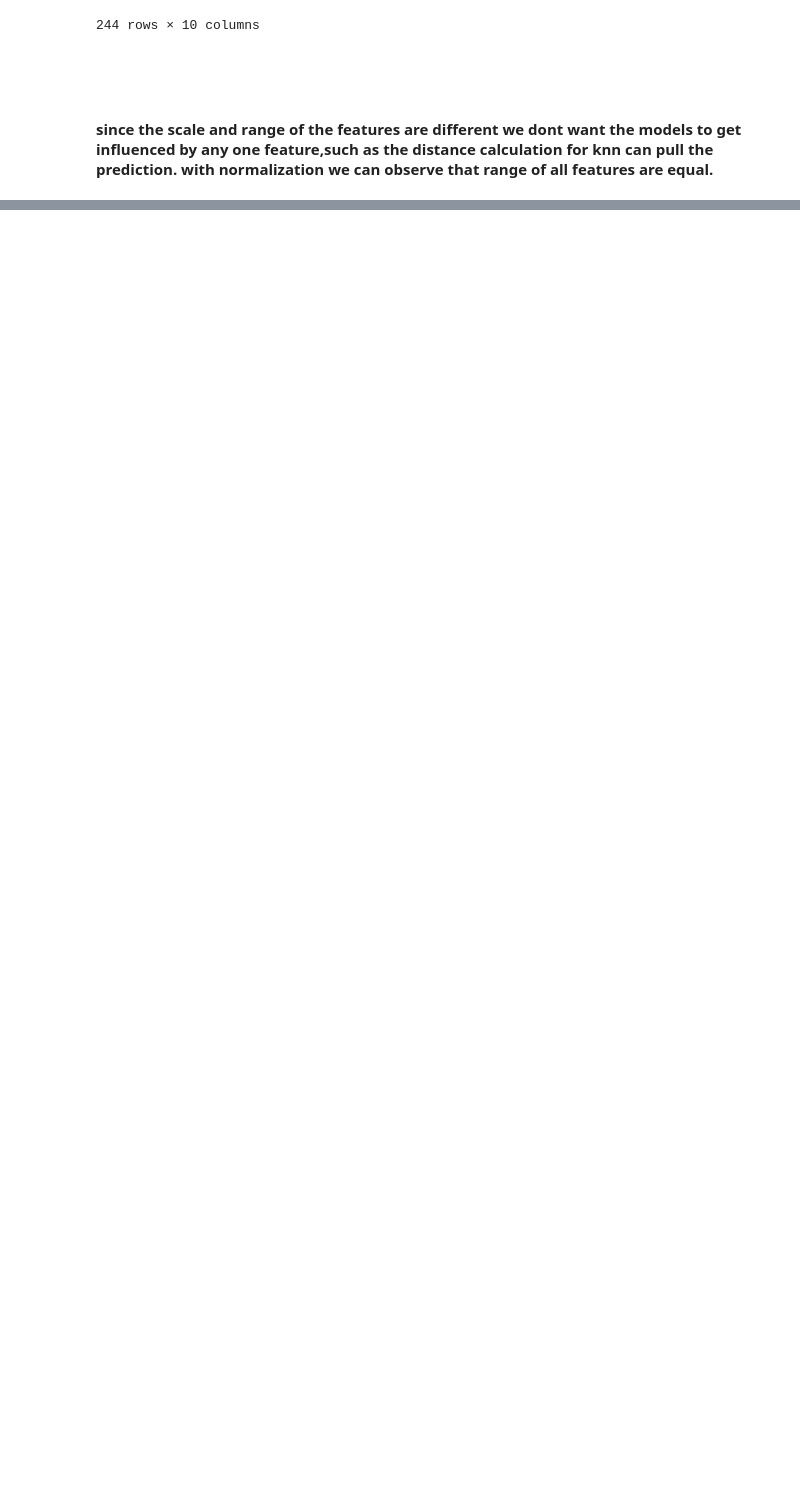
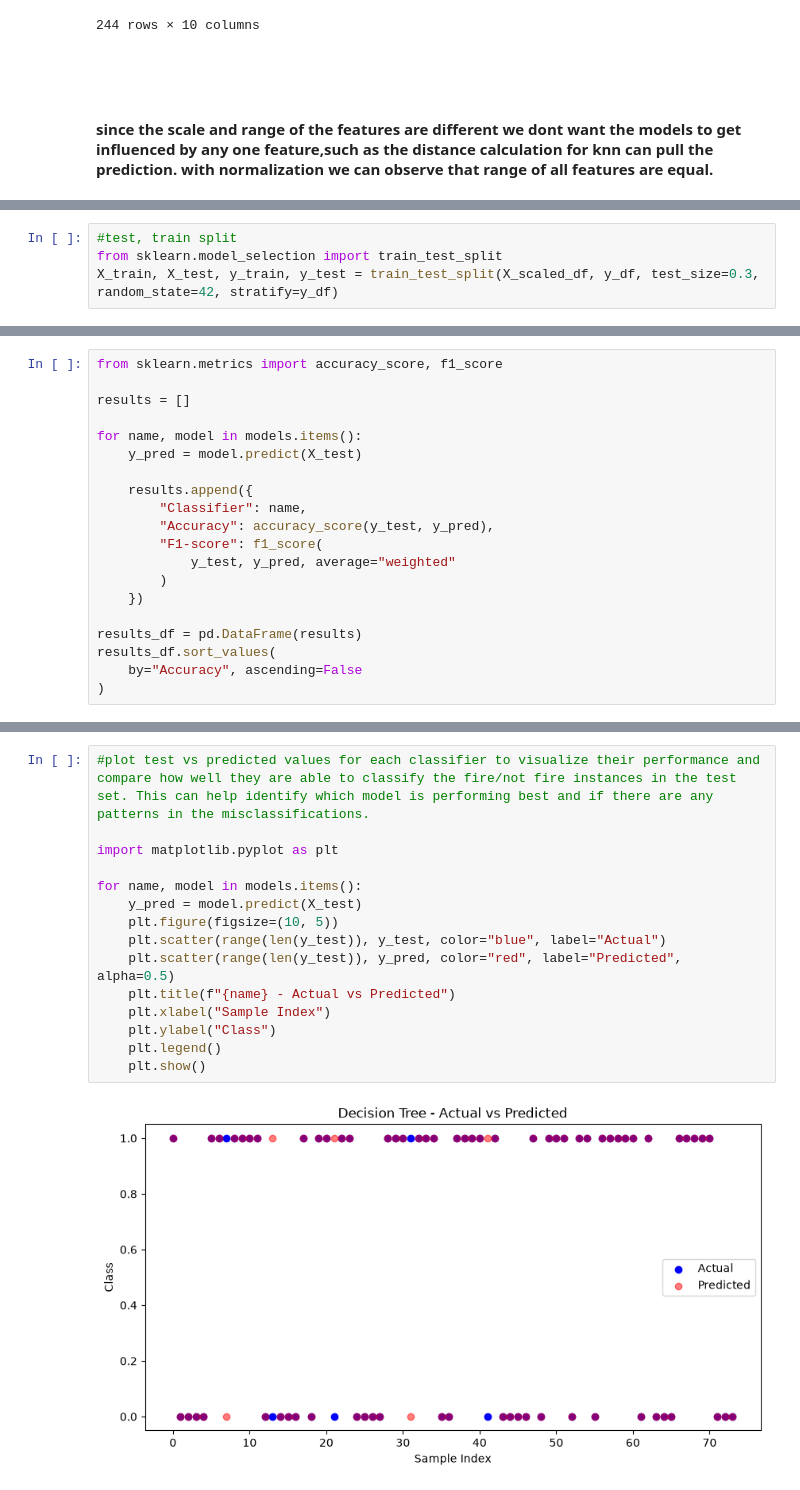
Before and after one commit to vamsik1606/AI_PR_course, a Jupyter notebook: task1_grp19.ipynb, the cells around one changed output, grey strips where cells are left out. Cells and saved outputs as stored; diff of their text form; blank space fills up the shorter version.

```diff
--- a/task1_grp19.ipynb
+++ b/task1_grp19.ipynb
@@ -300,0 +320,4 @@ X_scaled_df
+# %%
+#test, train split
+from sklearn.model_selection import train_test_split
+X_train, X_test, y_train, y_test = train_test_split(X_scaled_df, y_df, test_size=0.3, random_state=42, stratify=y_df)
@@ -300,0 +353,20 @@ X_scaled_df
+# %%
+from sklearn.metrics import accuracy_score, f1_score
+
+results = []
+
+for name, model in models.items():
+    y_pred = model.predict(X_test)
+
+    results.append({
+        "Classifier": name,
+        "Accuracy": accuracy_score(y_test, y_pred),
+        "F1-score": f1_score(
+            y_test, y_pred, average="weighted"
+        )
+    })
+
+results_df = pd.DataFrame(results)
+results_df.sort_values(
+    by="Accuracy", ascending=False
+)
@@ -300,0 +380,17 @@ X_scaled_df
+# %%
+#plot test vs predicted values for each classifier to visualize their performance and compare how well they are able to classify the fire/not fire instances in the test set. This can help identify which model is performing best and if there are any patterns in the misclassifications.
+
+import matplotlib.pyplot as plt
+
+for name, model in models.items():
+    y_pred = model.predict(X_test)
+    plt.figure(figsize=(10, 5))
+    plt.scatter(range(len(y_test)), y_test, color="blue", label="Actual")
+    plt.scatter(range(len(y_test)), y_pred, color="red", label="Predicted", alpha=0.5)
+    plt.title(f"{name} - Actual vs Predicted")
+    plt.xlabel("Sample Index")
+    plt.ylabel("Class")
+    plt.legend()
+    plt.show()
+# %% [output]
+[figure, added]
```
Also changed, not shown: parts of 9 cells of this notebook.
